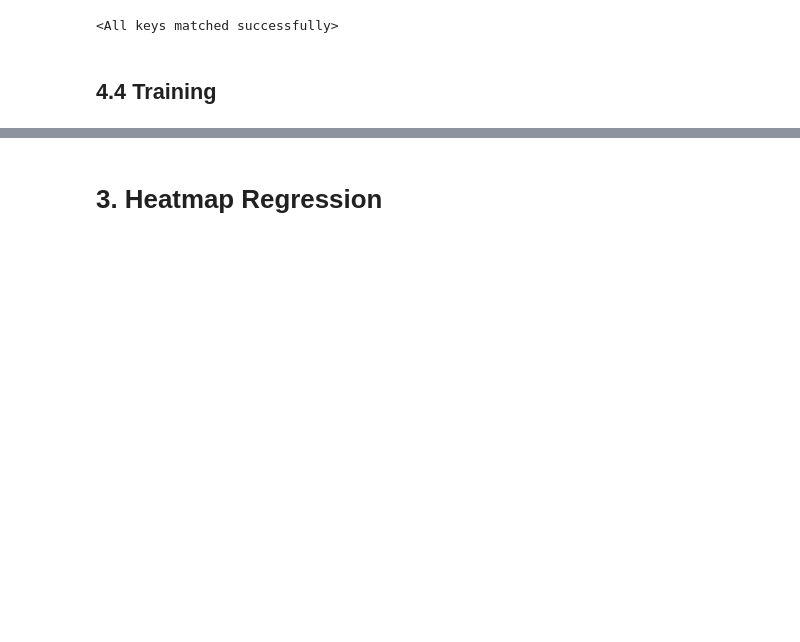
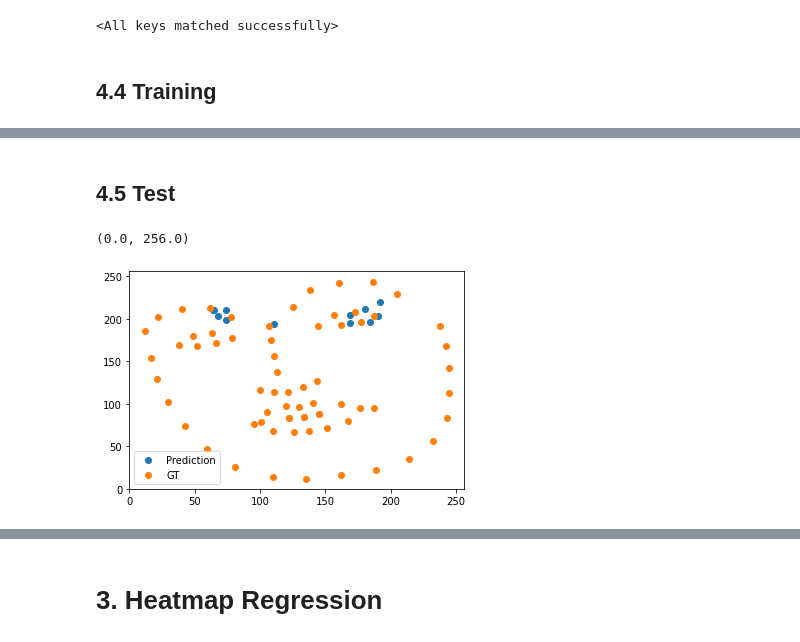
Before and after one commit to Pengchengzhi/Face-Alignment-DRF, a Jupyter notebook: Heatmap_each.ipynb, the cells around one changed output, grey strips where cells are left out. Saved outputs shown, nothing was run; the diff lists cells and outputs as text; code cells hidden in the pictures; blank space fills up the shorter version.

```diff
--- a/Heatmap_each.ipynb
+++ b/Heatmap_each.ipynb
@@ -186,11 +203,11 @@ Tune_HGNet._HGNet__lin = nn.Sequential(nn.Conv2d(128,64,1),
                     nn.Conv2d(16,4,1),
                     nn.BatchNorm2d(4),
                     nn.ReLU(inplace=True),
-                    nn.MaxPool2d(2,2))  #(4,32,32)
+                    nn.MaxPool2d(2,2)).to(device)  #(4,32,32)
 
 Tune_HGNet._HGNet__tune = nn.Sequential(nn.Linear(4*32*32,4*32),
                     nn.Linear(4*32,8),
-                    nn.ReLU(inplace=True))
+                    nn.ReLU(inplace=True)).to(device)
 # %% [markdown]
 ## 4.4 Training
 # %%
@@ -199,7 +216,7 @@ Tune_HGNet._HGNet__tune = nn.Sequential(nn.Linear(4*32*32,4*32),
 Total_train = 10
 
 # CNN initilization
-nIters = 200
+nIters = 20
 
 criterion = torch.nn.MSELoss()
 optimizer = optim.SGD(Tune_HGNet.parameters(), lr=0.001, momentum=0.9, weight_decay=1e-4)
@@ -260,0 +302,37 @@ plt.plot(torch.arange(nIters),loss_hist.detach().numpy())
+# %% [markdown]
+## 4.5 Test
+# %%
+heatmap_loss, coord_loss = 0, 0
+Tune_HGNet.eval()
+
+for i, (img,coord,hm) in enumerate(sample_dataloder):
+  img = Variable(img,requires_grad=True).float().to(device)
+  coord = coord.float().to(device)
+  hm = Variable(hm).float().to(device)
+  B = img.shape[0]
+
+  outputs = Tune_HGNet.forward(img)
+  pred_heatmaps = torch.matmul(phi(outputs),leaf_q) #(15,12*256*256)
+  pred_coords = find_coord(pred_heatmaps) #(15,12*2)
+
+  heatmap_loss += criterion(pred_heatmaps, hm[:,36:48,:,:].reshape(B,-1))
+  coord_loss += torch.sum(torch.abs(pred_coords-coord[:,36:48,:].reshape(B,-1)))
+
+print("Heatmap loss %.8f, Coord loss %.4f" %(heatmap_loss/10, coord_loss/10))
+# %%
+ith = 9
+
+x = pred_coords[ith,::2].detach().cpu()
+y = pred_coords[ith,1::2].detach().cpu()
+plt.scatter(x,256-y,label="Prediction")
+
+x2 = coord[ith,:,0].detach().cpu()
+y2 = coord[ith,:,1].detach().cpu()
+plt.scatter(x2,256-y2,label="GT")
+
+plt.legend(loc='lower left')
+plt.xlim(0,256)
+plt.ylim(0,256)
+# %% [output]
+(0.0, 256.0)
+[figure, added]
```
Also changed, not shown: parts of 8 cells of this notebook.
